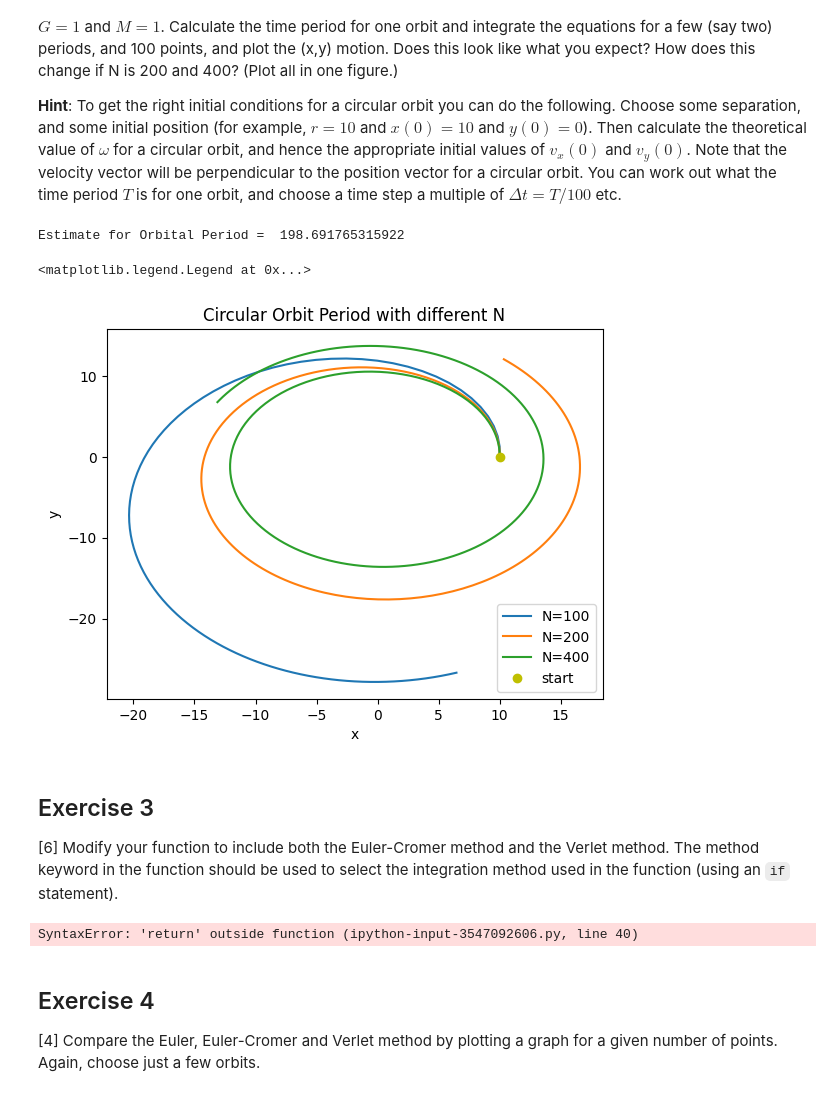
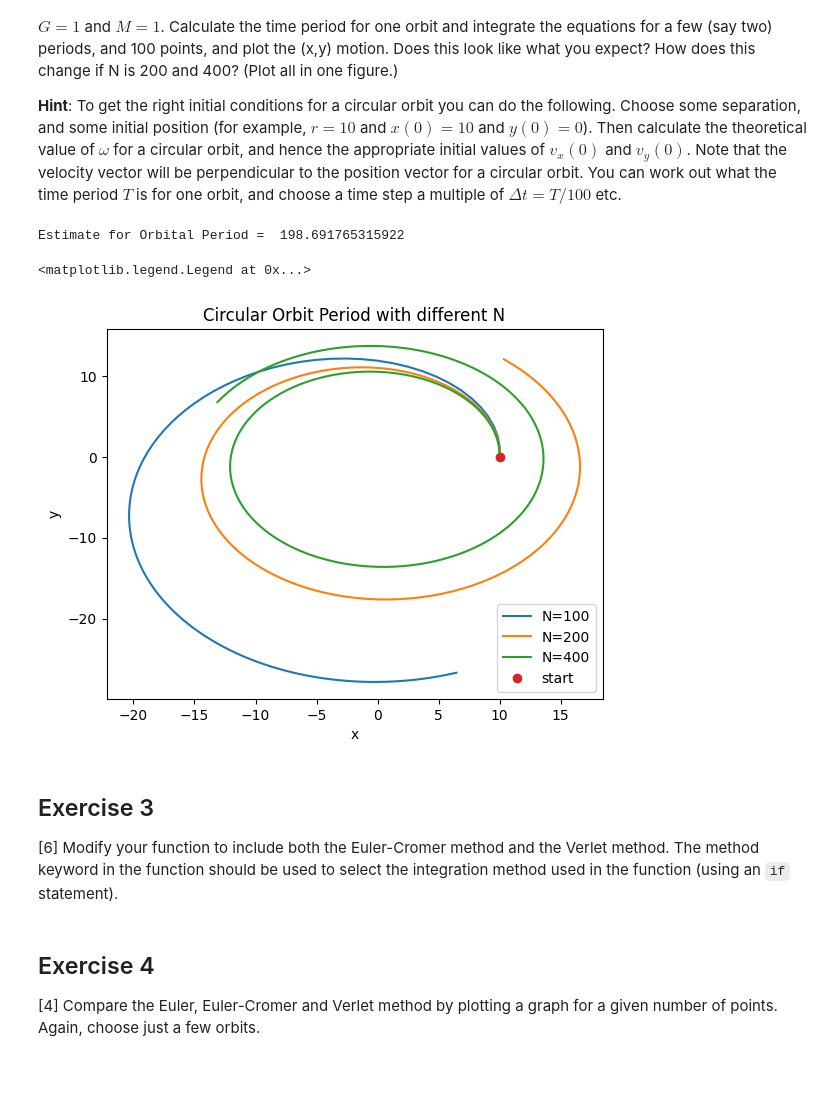
Before and after one commit to PX2145-2025/week-9-b-HemmingMatthew, a Jupyter notebook: ODEs_2.ipynb, the cells around one changed output. Saved outputs shown, nothing was run; the diff lists cells and outputs as text; code cells hidden in the pictures.

```diff
--- a/ODEs_2.ipynb
+++ b/ODEs_2.ipynb
@@ -293,49 +293,62 @@ r_mag = 10.0
 
 #Initial Position
 r0 = np.array([r_mag, 0.0])
 
 #Circular Orbit Speed
 v_mag = np.sqrt(G*M/r_mag)
 
 #Perpendicular Velocity
 v0 = np.array([0.0, v_mag])
 
 #Orbital Period estimate
 T = 2 * np.pi * r_mag**1.5
 print("Estimate for Orbital Period = ",T)
 
 #Integrate for 2 orbits over different Ns
 tmax = 2 * T
 
 Ns = [100,200,400]
 for N in Ns:
   t,r,v = orbit_solve(r0,v0,tmax,N,method='Euler')
   plt.plot(r[:,0],r[:,1],label=f"N={N}")
 
-plt.plot(r0[0], r0[1], 'yo', label="start")
+plt.plot(r0[0], r0[1], 'o', label="start")
 
 plt.xlabel("x")
 plt.ylabel("y")
 plt.title("Circular Orbit Period with different N")
 plt.legend()
 # %% [output]
 Estimate for Orbital Period =  198.691765315922
 <matplotlib.legend.Legend at 0x...>
-[figure, old version]
+[figure, new version]
 # %% [markdown]
 ## Exercise 3
 
 [6] Modify your function to include both the Euler-Cromer method and the Verlet method. The method keyword in the function should be used to select the integration method used in the function (using an `if` statement).
 # %%
-def acceleration(pos):
+#Redefining Orbit Solve
+def orbit_solve(r0, v0, tmax, N, method='euler'):
+    dt = tmax / (N - 1)
+
+    t = np.linspace(0, tmax, N)
+    r = np.zeros((N, 2))
+    v = np.zeros((N, 2))
+
+    r[0] = r0
+    v[0] = v0
+
+    #Defining Acceleration
+    def acceleration(pos):
         x, y = pos[0], pos[1]
         R = np.sqrt(x**2 + y**2)
         return -pos / R**3
 
-# For Verlet, we need the acceleration at i
-a_i = acceleration(r0)
+    #Initial acceleration (For Verlet)
+    a_i = acceleration(r0)
 
-for i in range(N - 1):
+    #Integration Loop
+    for i in range(N - 1):
 
         if method == 'euler':
             #Euler method
@@ -344,31 +357,22 @@ for i in range(N - 1):
             r[i+1] = r[i] + dt * v[i]
 
         elif method == 'euler-cromer':
-            #Euler Cromer method
+            #Euler-Cromer method
             a_i = acceleration(r[i])
             v[i+1] = v[i] + dt * a_i
             r[i+1] = r[i] + dt * v[i+1]
 
         elif method == 'verlet':
-            # --------- VERLET (position Verlet) ---------
-            # r_{i+1} = r_i + v_i dt + 1/2 a_i dt^2
-            r[i+1] = r[i] + v[i] * dt + 0.5 * a_i * dt**2
-
-            # compute new acceleration a_{i+1}
+            #Verlet method
+            r[i+1] = r[i] + v[i]*dt + 0.5*a_i*dt**2
             a_next = acceleration(r[i+1])
-
-            # v_{i+1} = v_i + 1/2 (a_i + a_{i+1}) dt
-            v[i+1] = v[i] + 0.5 * (a_i + a_next) * dt
-
-            # update a_i for next step
+            v[i+1] = v[i] + 0.5*(a_i + a_next)*dt
             a_i = a_next
 
         else:
             print("No method found")
 
-            return t,r,v
+    return t, r, v
-# %% [output]
-SyntaxError: 'return' outside function (ipython-input-3547092606.py, line 40)
 # %% [markdown]
 ## Exercise 4
 
```
Also changed, not shown: parts of 1 cell of this notebook.
